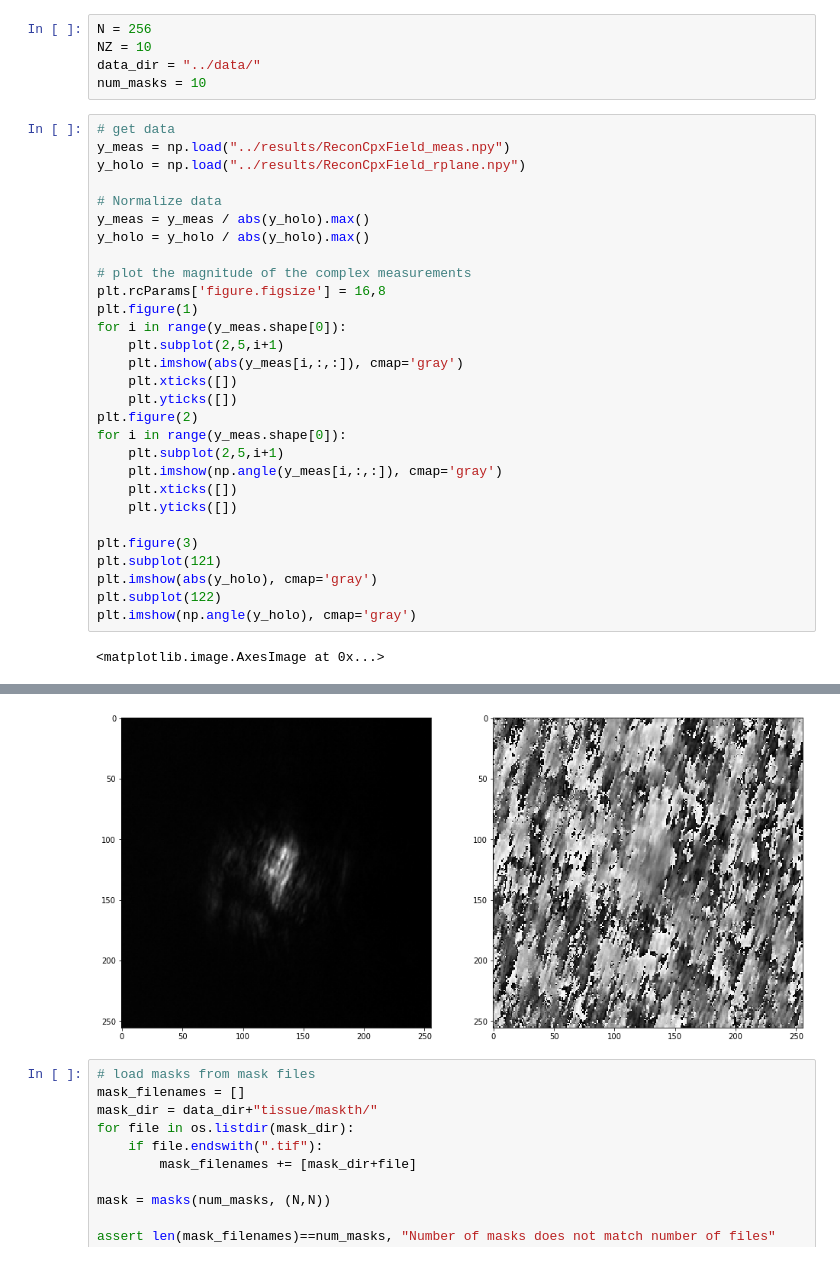
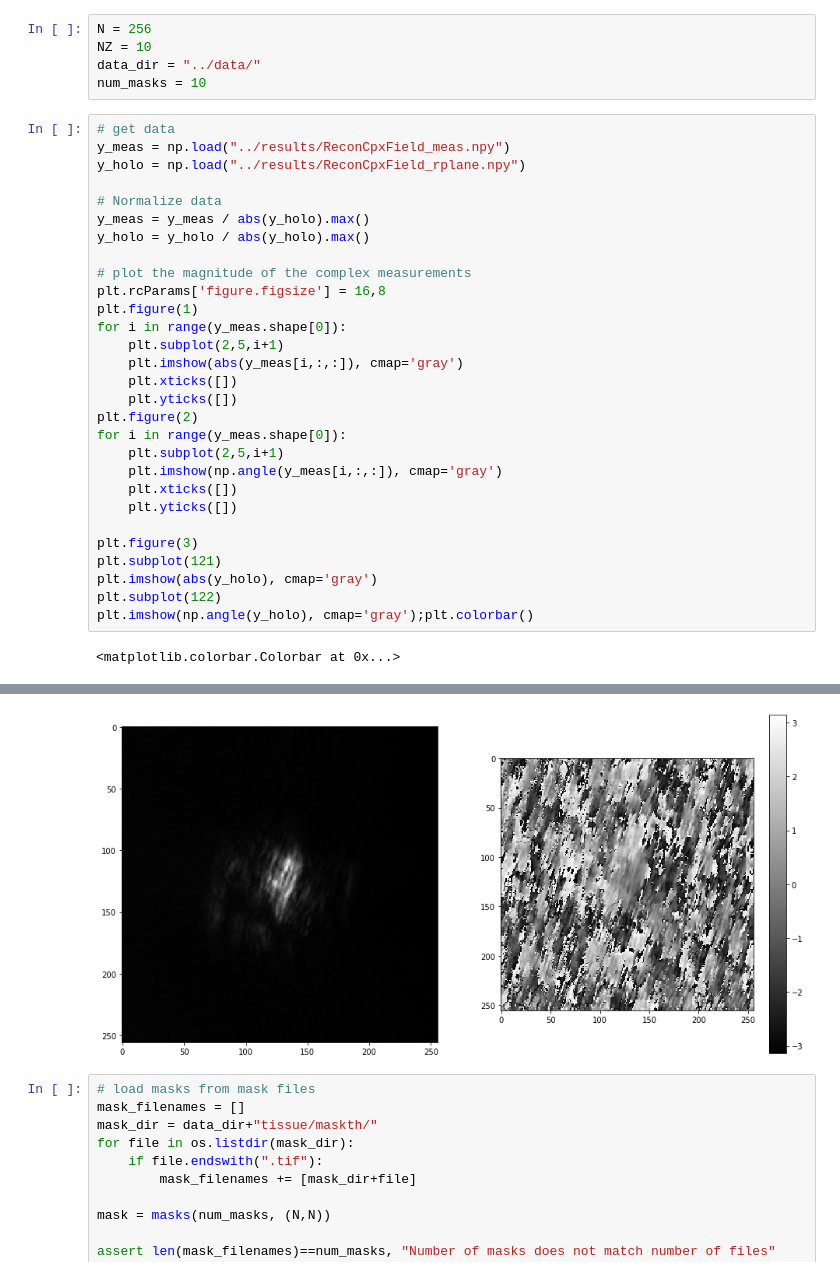
Before and after one commit to kvarun95/cshg, a Jupyter notebook: src/recon_ex.ipynb, the cells around one changed output, grey strips where cells are left out. Drawn from its saved outputs; the diff is of its cells as text.

```diff
--- a/src/recon_ex.ipynb
+++ b/src/recon_ex.ipynb
@@ -22,36 +23,36 @@ num_masks = 10
 # get data
 y_meas = np.load("../results/ReconCpxField_meas.npy")
 y_holo = np.load("../results/ReconCpxField_rplane.npy")
 
 # Normalize data
 y_meas = y_meas / abs(y_holo).max()
 y_holo = y_holo / abs(y_holo).max()
 
 # plot the magnitude of the complex measurements
 plt.rcParams['figure.figsize'] = 16,8
 plt.figure(1)
 for i in range(y_meas.shape[0]):
     plt.subplot(2,5,i+1)
     plt.imshow(abs(y_meas[i,:,:]), cmap='gray')
     plt.xticks([])
     plt.yticks([])
 plt.figure(2)
 for i in range(y_meas.shape[0]):
     plt.subplot(2,5,i+1)
     plt.imshow(np.angle(y_meas[i,:,:]), cmap='gray')
     plt.xticks([])
     plt.yticks([])
 
 plt.figure(3)
 plt.subplot(121)
 plt.imshow(abs(y_holo), cmap='gray')
 plt.subplot(122)
-plt.imshow(np.angle(y_holo), cmap='gray')
+plt.imshow(np.angle(y_holo), cmap='gray');plt.colorbar()
 # %% [output]
-<matplotlib.image.AxesImage at 0x...>
+<matplotlib.colorbar.Colorbar at 0x...>
 [figure]
 [figure]
-[figure, old version]
+[figure, new version]
 # %%
 # load masks from mask files
 mask_filenames = []
```
Also changed, not shown: parts of 7 cells of this notebook, 3 other files.
